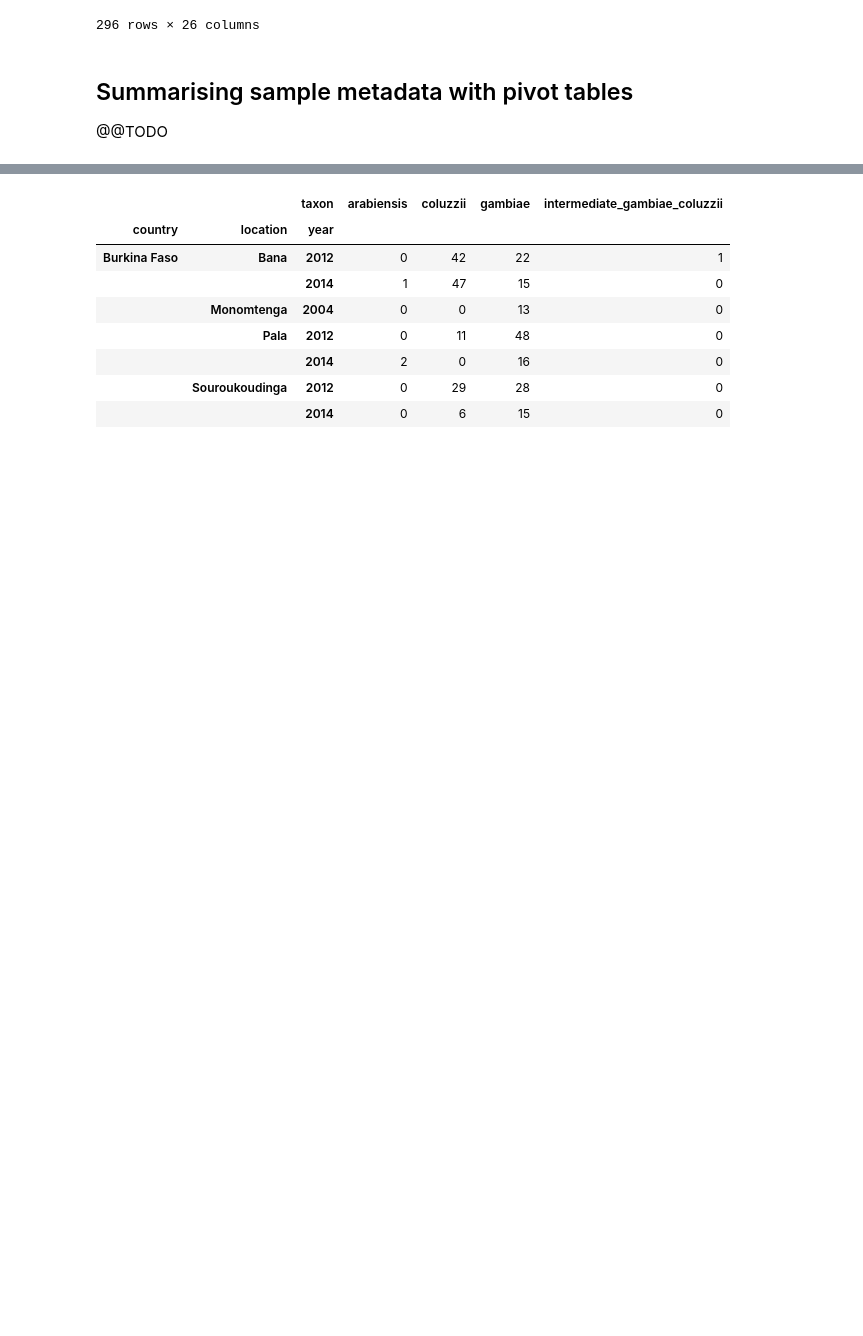
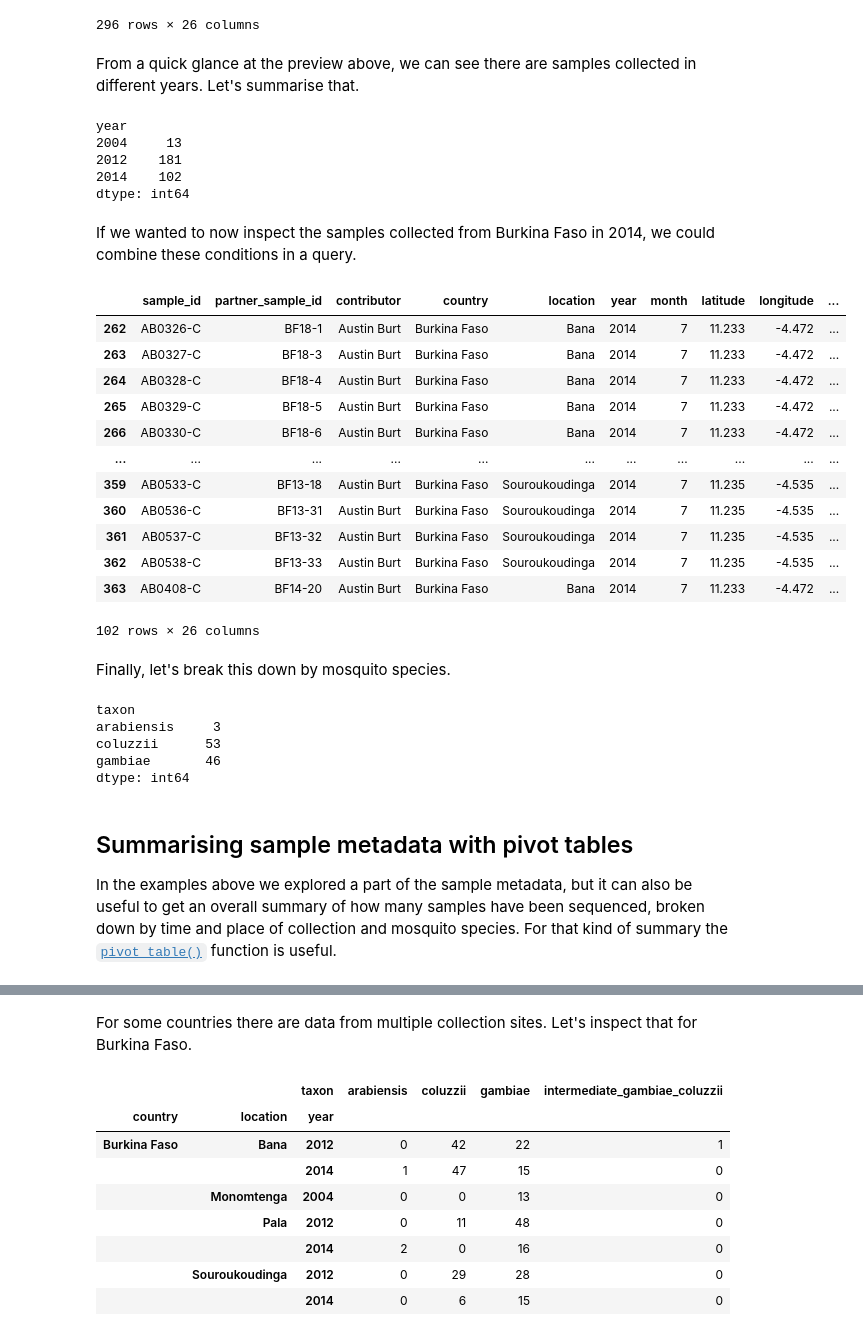
Before and after one commit to anopheles-genomic-surveillance/anopheles-genomic-surveillance.github.io, a Jupyter notebook: docs/workshop-1/module-2-sample-metadata.ipynb, the cells around one changed output, grey strips where cells are left out. Cells and saved outputs as stored; diff of their text form; code cells hidden in the pictures; blank space fills up the shorter version.

```diff
--- a/docs/workshop-1/module-2-sample-metadata.ipynb
+++ b/docs/workshop-1/module-2-sample-metadata.ipynb
@@ -106,8 +161,46 @@ df_samples.query("country == 'Burkina Faso'")
 | 375 | AB0318-C | 5072 | Nora Besansky | Burkina Faso | Monomtenga | 2004 | 7 | 12.060 | -1.170 | ... |
 | 376 | AB0325-C | 1403 | Nora Besansky | Burkina Faso | Monomtenga | 2004 | 6 | 12.060 | -1.170 | ... |
 296 rows × 26 columns
+# %% [markdown]
+From a quick glance at the preview above, we can see there are samples collected in different years. Let's summarise that.
+# %%
+df_samples.query("country == 'Burkina Faso'").groupby("year").size()
+# %% [output]
+year
+2004     13
+2012    181
+2014    102
+dtype: int64
+# %% [markdown]
+If we wanted to now inspect the samples collected from Burkina Faso in 2014, we could combine these conditions in a query.
+# %%
+df_samples.query("country == 'Burkina Faso' and year == 2014")
+# %% [output]
+|  | sample_id | partner_sample_id | contributor | country | location | year | month | latitude | longitude | ... |
+| 262 | AB0326-C | BF18-1 | Austin Burt | Burkina Faso | Bana | 2014 | 7 | 11.233 | -4.472 | ... |
+| 263 | AB0327-C | BF18-3 | Austin Burt | Burkina Faso | Bana | 2014 | 7 | 11.233 | -4.472 | ... |
+| 264 | AB0328-C | BF18-4 | Austin Burt | Burkina Faso | Bana | 2014 | 7 | 11.233 | -4.472 | ... |
+| 265 | AB0329-C | BF18-5 | Austin Burt | Burkina Faso | Bana | 2014 | 7 | 11.233 | -4.472 | ... |
+| 266 | AB0330-C | BF18-6 | Austin Burt | Burkina Faso | Bana | 2014 | 7 | 11.233 | -4.472 | ... |
+| ... | ... | ... | ... | ... | ... | ... | ... | ... | ... | ... |
+| 359 | AB0533-C | BF13-18 | Austin Burt | Burkina Faso | Souroukoudinga | 2014 | 7 | 11.235 | -4.535 | ... |
+| 360 | AB0536-C | BF13-31 | Austin Burt | Burkina Faso | Souroukoudinga | 2014 | 7 | 11.235 | -4.535 | ... |
+| 361 | AB0537-C | BF13-32 | Austin Burt | Burkina Faso | Souroukoudinga | 2014 | 7 | 11.235 | -4.535 | ... |
+| 362 | AB0538-C | BF13-33 | Austin Burt | Burkina Faso | Souroukoudinga | 2014 | 7 | 11.235 | -4.535 | ... |
+| 363 | AB0408-C | BF14-20 | Austin Burt | Burkina Faso | Bana | 2014 | 7 | 11.233 | -4.472 | ... |
+102 rows × 26 columns
+# %% [markdown]
+Finally, let's break this down by mosquito species.
+# %%
+df_samples.query("country == 'Burkina Faso' and year == 2014").groupby("taxon").size()
+# %% [output]
+taxon
+arabiensis     3
+coluzzii      53
+gambiae       46
+dtype: int64
 # %% [markdown]
 ## Summarising sample metadata with pivot tables
 
-@@TODO
+In the examples above we explored a part of the sample metadata, but it can also be useful to get an overall summary of how many samples have been sequenced, broken down by time and place of collection and mosquito species. For that kind of summary the [`pivot_table()`](https://pandas.pydata.org/docs/user_guide/reshaping.html#pivot-tables) function is useful.
 # %%
@@ -141,4 +234,6 @@ pivot_country_year_species
 |  | 2013 | 1 | 0 | 32 | 0 | 0 | 10 | 0 | ... |
 |  | 2015 | 137 | 0 | 32 | 0 | 0 | 1 | 0 | ... |
 | Uganda | 2012 | 82 | 0 | 207 | 0 | 0 | 0 | 1 | ... |
+# %% [markdown]
+For some countries there are data from multiple collection sites. Let's inspect that for Burkina Faso.
 # %%
```
Also changed, not shown: parts of 26 cells of this notebook.
